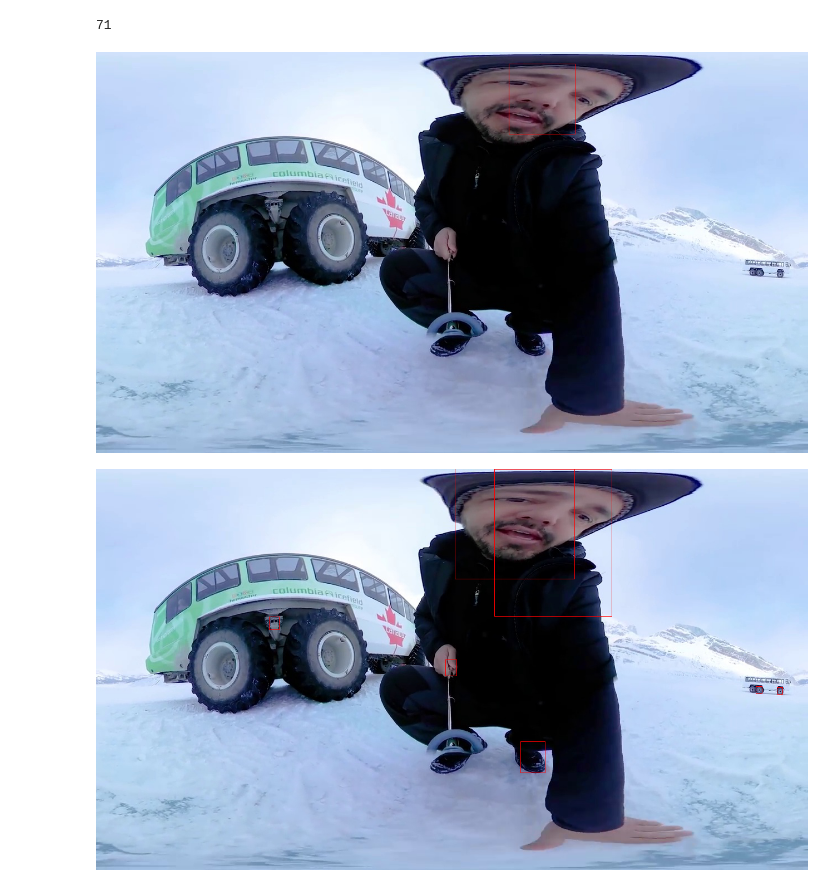
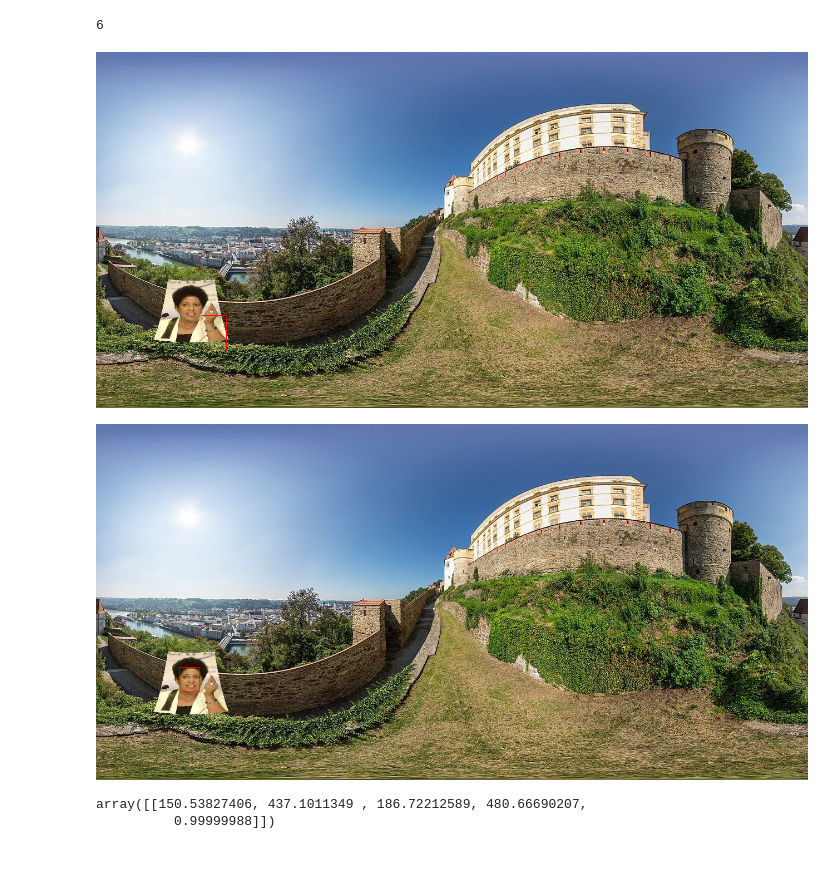
Before and after one commit to TeleMidia/faces360, a Jupyter notebook: ipynb/Shere-MTCNN.ipynb, the cells around one changed output. Cells and saved outputs as stored; diff of their text form; code cells hidden in the pictures; blank space fills up the shorter version.

Commit message:
modularized mtcnn pytorch

```diff
--- a/ipynb/Shere-MTCNN.ipynb
+++ b/ipynb/Shere-MTCNN.ipynb
@@ -8,7 +8,8 @@ from mtcnn_torch import detect_faces, show_bboxes
+# %%
+image = Image.open("../data/dataset_360/FDDB-fold-01/2002_07_19_big_img_581.jpg")
 # %%
-image = Image.open("C:/Users/paulo/Documents/videos360/vlog_gelo/frame_4272.jpg")
-bounding_boxes, landmarks = detect_faces_sphere(image, min_face_size = 10, thresholds=[0.7, 0.3, 0.0])
+bounding_boxes, landmarks = detect_faces_sphere(image, min_face_size = 30, thresholds=[0.9, 0.02, 0.02])
 show_bboxes(image, bounding_boxes)
 # %% [output]
-71
+6
-[figure, old version]
+[figure, new version]
@@ -15,5 +18,5 @@ show_bboxes(image, bounding_boxes)
 # %%
-bounding_boxes, landmarks = detect_faces(image, min_face_size = 10, thresholds=[0.7, 0.3, 0.0])
+bounding_boxes, landmarks = mtcnn.detect_faces(image)
 show_bboxes(image, bounding_boxes)
 # %% [output]
-[figure, old version]
+[figure, new version]
@@ -26,0 +23,5 @@ show_bboxes(image, bounding_boxes)
+# %%
+bounding_boxes
+# %% [output]
+array([[150.53827406, 437.1011349 , 186.72212589, 480.66690207,
+          0.99999988]])
```
Also changed, not shown: parts of 4 cells of this notebook, 5 other files.
